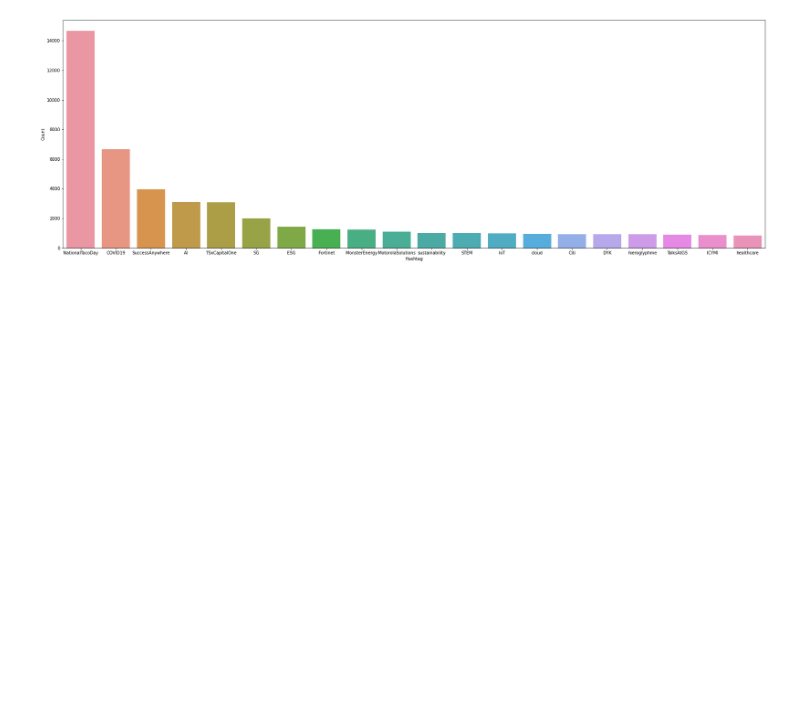
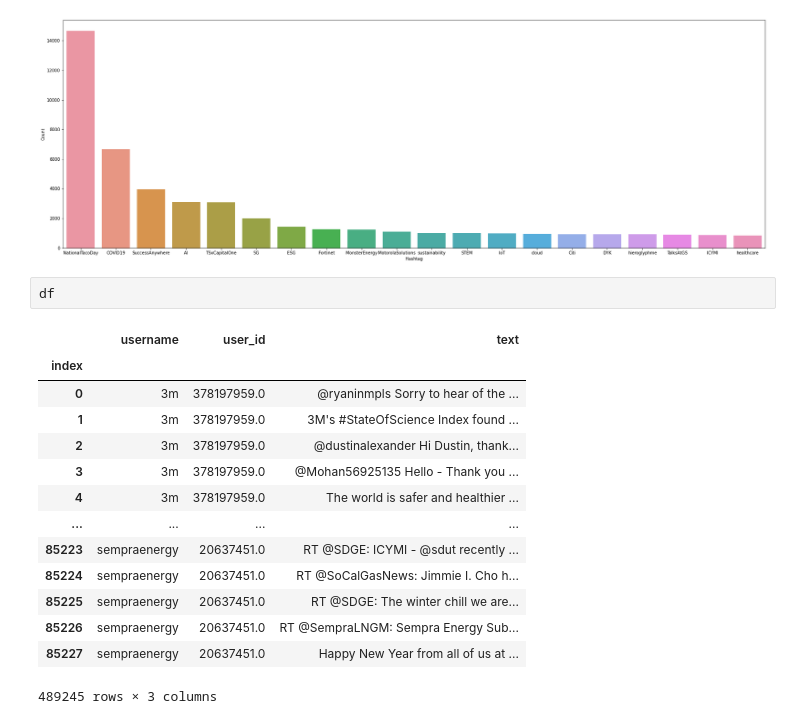
Before and after one commit to henrystoll/p-nlp, a Jupyter notebook: eda_twitter.ipynb, the cells around one changed output. Drawn from its saved outputs; the diff is of its cells as text; blank space fills up the shorter version.

```diff
--- a/eda_twitter.ipynb
+++ b/eda_twitter.ipynb
@@ -90,3 +95,20 @@ ax.set(ylabel = 'Count')
 plt.show()
 # %% [output]
 [figure]
+# %%
+df
+# %% [output]
+|  | username | user_id | text |
+| index |  |  |  |
+| 0 | 3m | 378197959.0 | @ryaninmpls Sorry to hear of the ... |
+| 1 | 3m | 378197959.0 | 3M's #StateOfScience Index found ... |
+| 2 | 3m | 378197959.0 | @dustinalexander Hi Dustin, thank... |
+| 3 | 3m | 378197959.0 | @Mohan56925135 Hello - Thank you ... |
+| 4 | 3m | 378197959.0 | The world is safer and healthier ... |
+| ... | ... | ... | ... |
+| 85223 | sempraenergy | 20637451.0 | RT @SDGE: ICYMI - @sdut recently ... |
+| 85224 | sempraenergy | 20637451.0 | RT @SoCalGasNews: Jimmie I. Cho h... |
+| 85225 | sempraenergy | 20637451.0 | RT @SDGE: The winter chill we are... |
+| 85226 | sempraenergy | 20637451.0 | RT @SempraLNGM: Sempra Energy Sub... |
+| 85227 | sempraenergy | 20637451.0 | Happy New Year from all of us at ... |
+489245 rows × 3 columns
```
Also changed, not shown: parts of 24 cells of this notebook, 2 other files.
